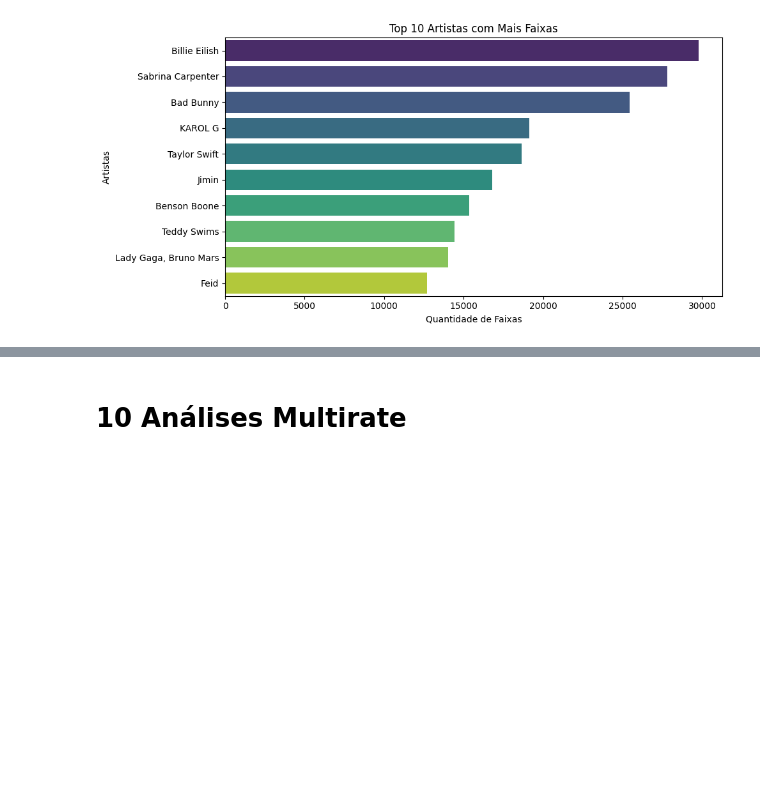
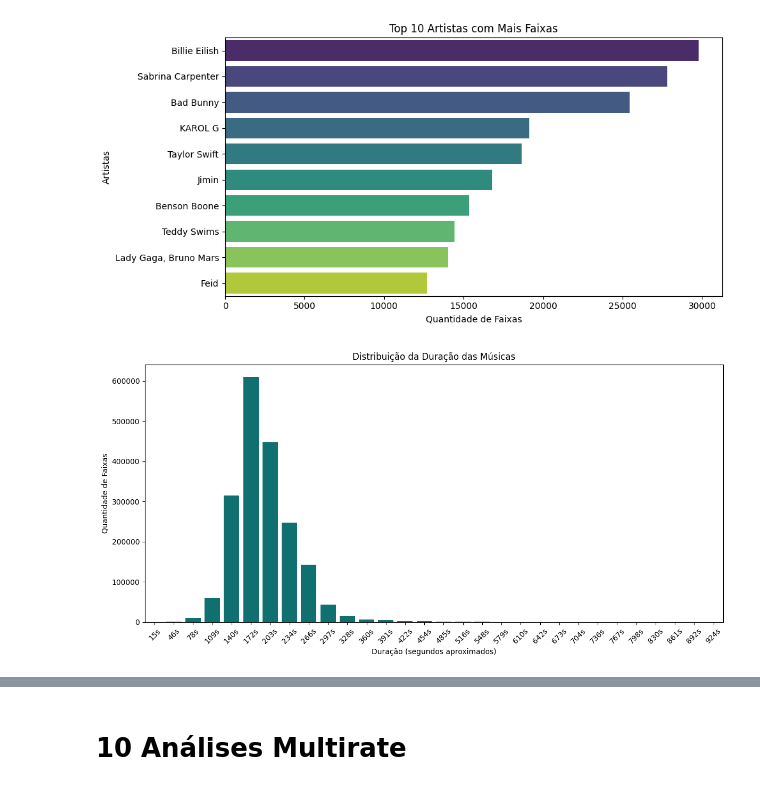
Before and after one commit to Henrick1/Projeto-Data-Science, a Jupyter notebook: Projeto.ipynb, the cells around one changed output, grey strips where cells are left out. Cells and saved outputs as stored; diff of their text form; code cells hidden in the pictures; blank space fills up the shorter version.

Commit message:
duration_ms, energy, loudness, tempo

```diff
--- a/Projeto.ipynb
+++ b/Projeto.ipynb
@@ -232,3 +232,26 @@ plt.xlabel("Quantidade de Faixas")
 plt.ylabel("Álbum")
 plt.tight_layout()
 plt.show()
+# %%
+# duration_ms
+# Define os bins
+bins = 30
+df['duration_bin'] = pd.cut(df['duration_ms'], bins=bins)
+
+# Conta as faixas por intervalo
+duration_counts = df['duration_bin'].value_counts().sort_index()
+
+# Rótulos simples: mostra o meio do intervalo em segundos
+labels = [f"{int((interval.left + interval.right)//2 // 1000)}s" for interval in duration_counts.index]
+
+# Plota o gráfico
+plt.figure(figsize=(12,6))
+sns.barplot(x=labels, y=duration_counts.values, color='teal')
+plt.xticks(rotation=45)
+plt.title("Distribuição da Duração das Músicas")
+plt.xlabel("Duração (segundos aproximados)")
+plt.ylabel("Quantidade de Faixas")
+plt.tight_layout()
+plt.show()
+# %% [output]
+[figure, added]
```
Also changed, not shown: parts of 4 cells of this notebook.
